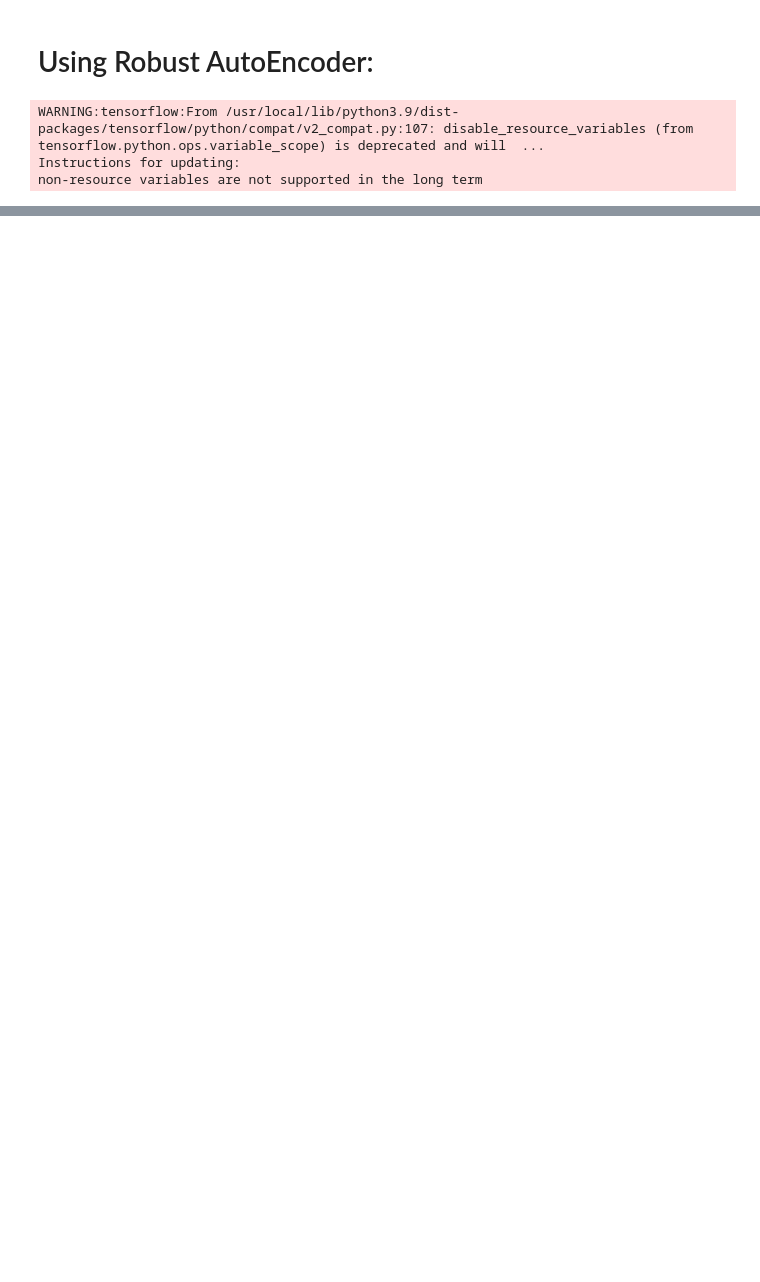
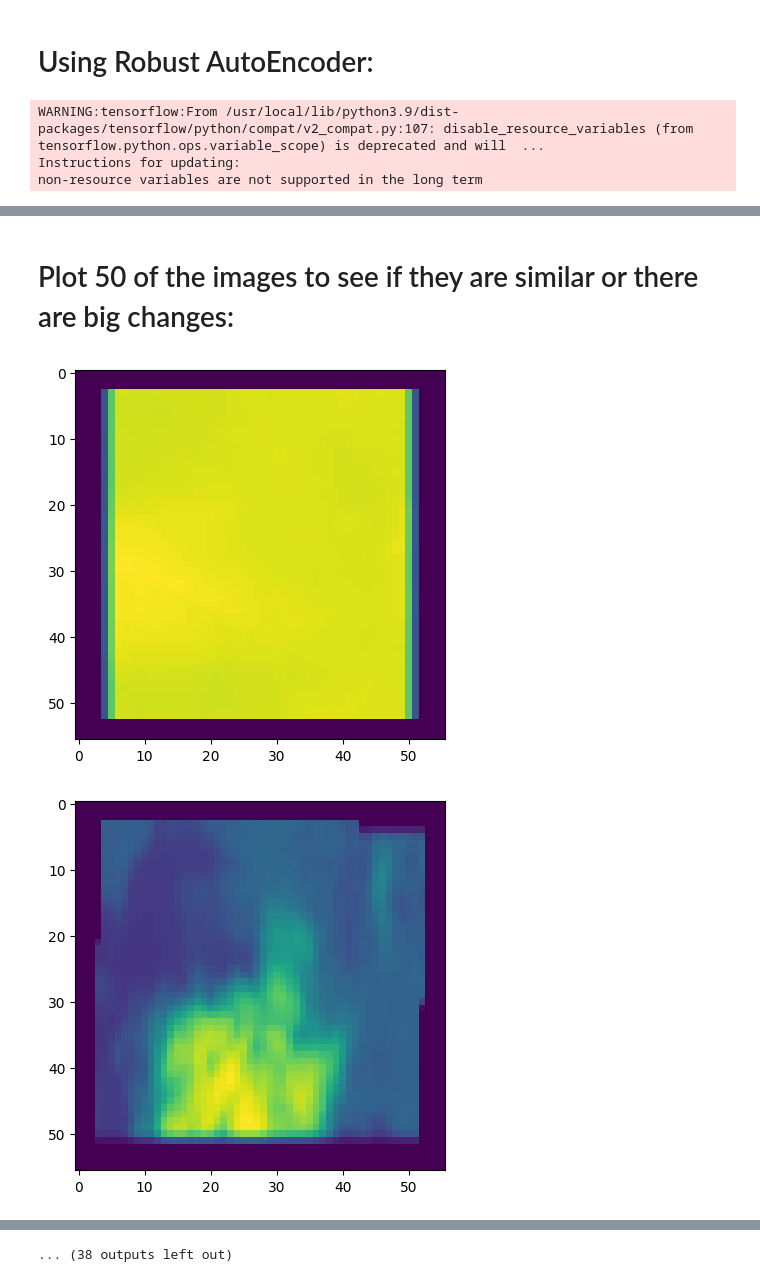
Before and after one commit to sachaRfd/Reef_Project, a Jupyter notebook: Basic Notebooks/basic_Reef_Run.ipynb, the cells around one changed output, grey strips where cells are left out. Cells and saved outputs as stored; diff of their text form; code cells hidden in the pictures; blank space fills up the shorter version.

```diff
--- a/Basic Notebooks/basic_Reef_Run.ipynb
+++ b/Basic Notebooks/basic_Reef_Run.ipynb
@@ -317,0 +325,9 @@ print(list_test[0])
+# %% [markdown]
+# Plot 50 of the images to see if they are similar or there are big changes:
+# %%
+for i in range(50):
+  plt.imshow(list_test[i].reshape(56, 56))
+  plt.show()
+# %% [output]
+[figure, added]
+[figure, added]
@@ -318,3 +344,4 @@ print(list_test[0])
+... (38 outputs left out)
 # %%
 import tensorflow as tf
 
```
Also changed, not shown: parts of 9 cells of this notebook.
